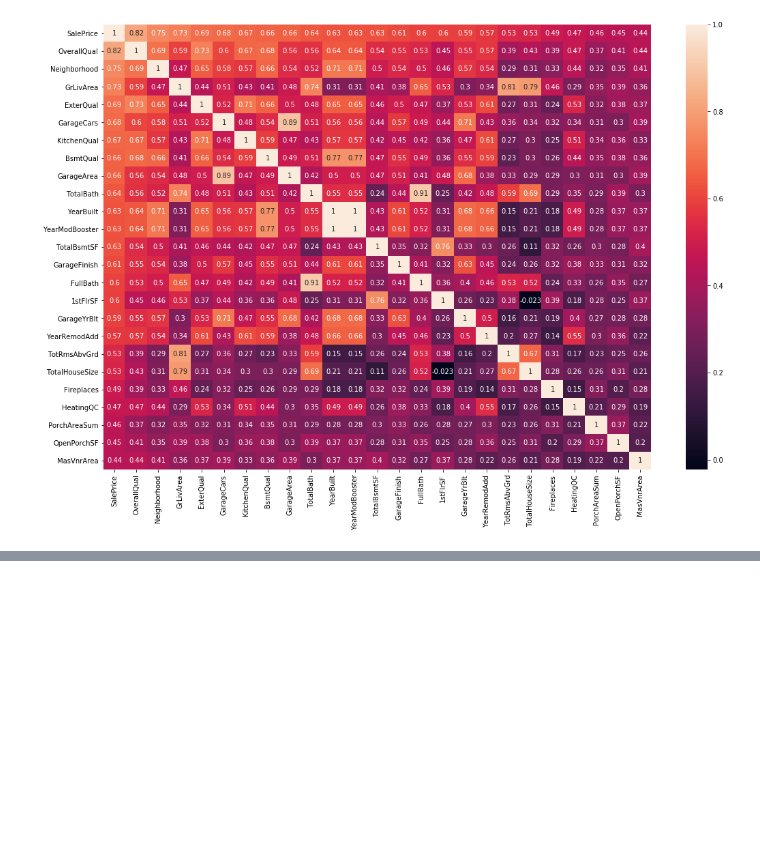
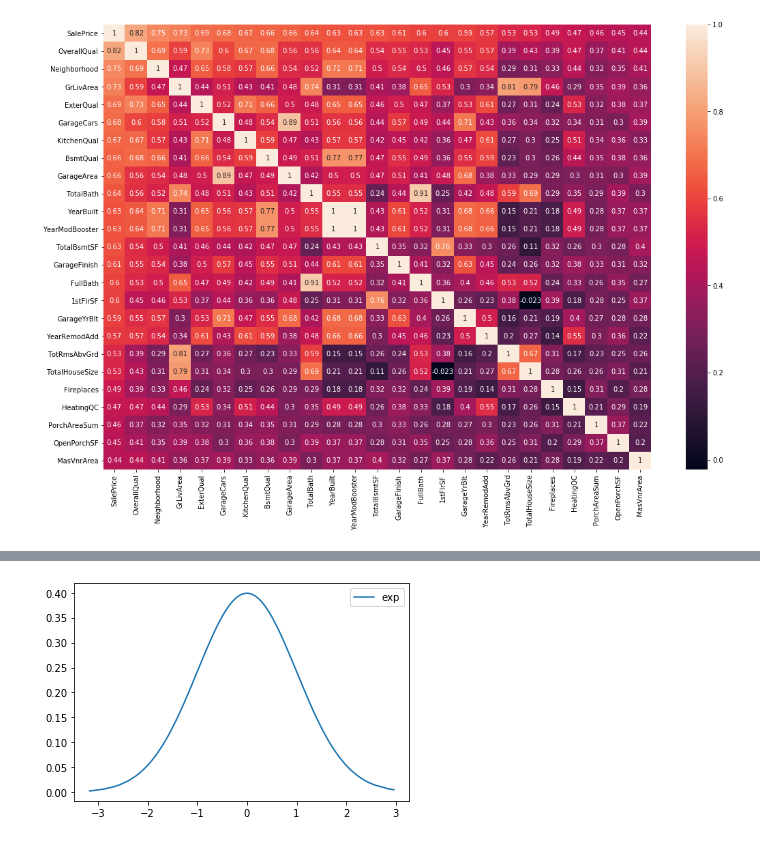
Before and after one commit to strambb/HousePrices_v1, a Jupyter notebook: Preprocessing/Preprocessing.ipynb, the cells around one changed output, grey strips where cells are left out. Cells and saved outputs as stored; diff of their text form; code cells hidden in the pictures; blank space fills up the shorter version.

```diff
--- a/Preprocessing/Preprocessing.ipynb
+++ b/Preprocessing/Preprocessing.ipynb
@@ -258,0 +265,35 @@ X_test.to_csv(r"..\data\test_preprocessed.csv")
+# %%
+import scipy.stats as stats
+
+#sample= np.random.pareto(2,1000)
+sample_sorted = sorted(sample)
+normal_sample_sorted = sorted(np.random.normal(0,1,len(sample)))
+lognormal_sample_sorted = sorted(np.random.lognormal(0,1, len(sample)))
+exp_sample_sorted = sorted(np.random.exponential(1,len(sample)))
+pareto_sample_sorted = sorted(np.random.pareto(1,len(sample)))
+
+
+def ecdf(arr):
+    return np.sort(arr), np.arange(1, len(arr) +1)/len(arr)
+
+x_sample_cdf, y_sample_cdf = ecdf(sample_sorted)
+x_normal_cdf, y_normal_cdf = ecdf(normal_sample_sorted)
+x_lognormal_cdf, y_lognormal_cdf = ecdf(lognormal_sample_sorted)
+x_exp_cdf, y_exp_cdf = ecdf(exp_sample_sorted)
+x_par_cdf, y_par_cdf = ecdf(pareto_sample_sorted)
+
+#plt.plot(x_sample_cdf,y_sample_cdf, marker=".")
+
+
+#plt.plot(x_normal_cdf,y_normal_cdf)
+#plt.plot(x_lognormal_cdf, y_lognormal_cdf)
+plt.plot(normal_sample_sorted , norm.pdf(normal_sample_sorted))
+#plt.plot(x_exp_cdf, y_exp_cdf)
+#plt.plot(x_par_cdf, y_par_cdf)
+
+#plt.xscale("log")
+#plt.yscale("log")
+plt.legend(["exp"])
+plt.show()
+# %% [output]
+[figure, added]
```
Also changed, not shown: parts of 3 cells of this notebook, 1 other file.
